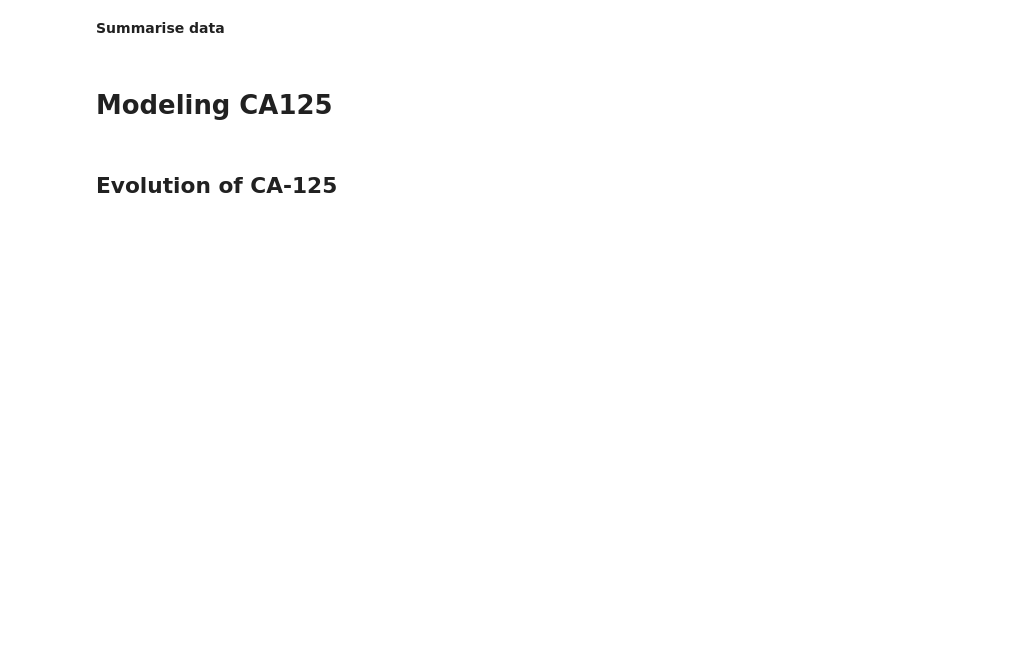
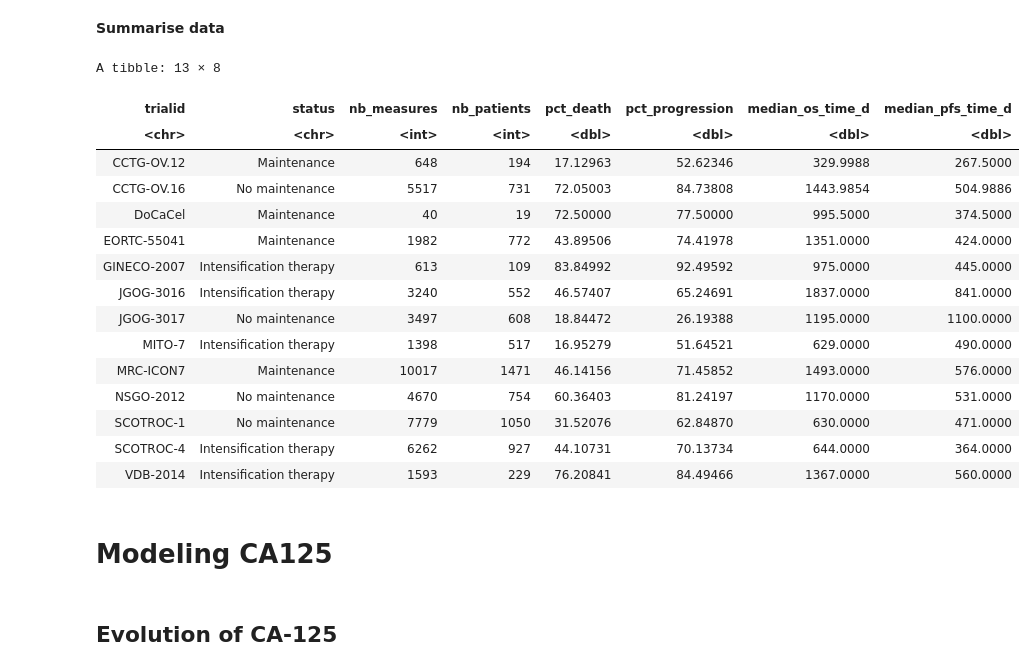
Before and after one commit to Kodro23/Surrogacy_evaluation_CA125, a Jupyter notebook: notebooks/CA125.ipynb, the cells around one changed output. Cells and saved outputs as stored; diff of their text form; code cells hidden in the pictures; blank space fills up the shorter version.

```diff
--- a/notebooks/CA125.ipynb
+++ b/notebooks/CA125.ipynb
@@ -67,38 +87,51 @@ ca125_all_6["log_ca125"]<-log(ca125_all_6$CA125_mes)
 **Summarise data**
 # %%
 ca125_all_6 %>%
-
-  # keep one row per patient
-  distinct(trialid, id, .keep_all = TRUE) %>%
-
   group_by(trialid) %>%
 
   summarise(
 
     #status
 
-    status= distinct(maov_group),
+    status= first(maov_group),
 
     #number of measures
     nb_measures = n(),
 
     # number of unique patients
     nb_patients = n_distinct(id),
 
     # percentage deaths
     pct_death = mean(os_statut == 1, na.rm = TRUE) * 100,
 
     # percentage progression
     pct_progression = mean(pfs_statut == 1, na.rm = TRUE) * 100,
 
     # median OS time
     median_os_time_d = median(os_time_d, na.rm = TRUE),
 
     # median PFS time
     median_pfs_time_d = median(pfs_time_d, na.rm = TRUE),
 
     .groups = "drop"
   )
+# %% [output]
+A tibble: 13 × 8
+| trialid | status | nb_measures | nb_patients | pct_death | pct_progression | median_os_time_d | median_pfs_time_d |
+| <chr> | <chr> | <int> | <int> | <dbl> | <dbl> | <dbl> | <dbl> |
+| CCTG-OV.12 | Maintenance | 648 | 194 | 17.12963 | 52.62346 | 329.9988 | 267.5000 |
+| CCTG-OV.16 | No maintenance | 5517 | 731 | 72.05003 | 84.73808 | 1443.9854 | 504.9886 |
+| DoCaCel | Maintenance | 40 | 19 | 72.50000 | 77.50000 | 995.5000 | 374.5000 |
+| EORTC-55041 | Maintenance | 1982 | 772 | 43.89506 | 74.41978 | 1351.0000 | 424.0000 |
+| GINECO-2007 | Intensification therapy | 613 | 109 | 83.84992 | 92.49592 | 975.0000 | 445.0000 |
+| JGOG-3016 | Intensification therapy | 3240 | 552 | 46.57407 | 65.24691 | 1837.0000 | 841.0000 |
+| JGOG-3017 | No maintenance | 3497 | 608 | 18.84472 | 26.19388 | 1195.0000 | 1100.0000 |
+| MITO-7 | Intensification therapy | 1398 | 517 | 16.95279 | 51.64521 | 629.0000 | 490.0000 |
+| MRC-ICON7 | Maintenance | 10017 | 1471 | 46.14156 | 71.45852 | 1493.0000 | 576.0000 |
+| NSGO-2012 | No maintenance | 4670 | 754 | 60.36403 | 81.24197 | 1170.0000 | 531.0000 |
+| SCOTROC-1 | No maintenance | 7779 | 1050 | 31.52076 | 62.84870 | 630.0000 | 471.0000 |
+| SCOTROC-4 | Intensification therapy | 6262 | 927 | 44.10731 | 70.13734 | 644.0000 | 364.0000 |
+| VDB-2014 | Intensification therapy | 1593 | 229 | 76.20841 | 84.49466 | 1367.0000 | 560.0000 |
 # %% [markdown]
 # Modeling CA125
 # %% [markdown]
```
Also changed, not shown: parts of 13 cells of this notebook, 4 other files.
